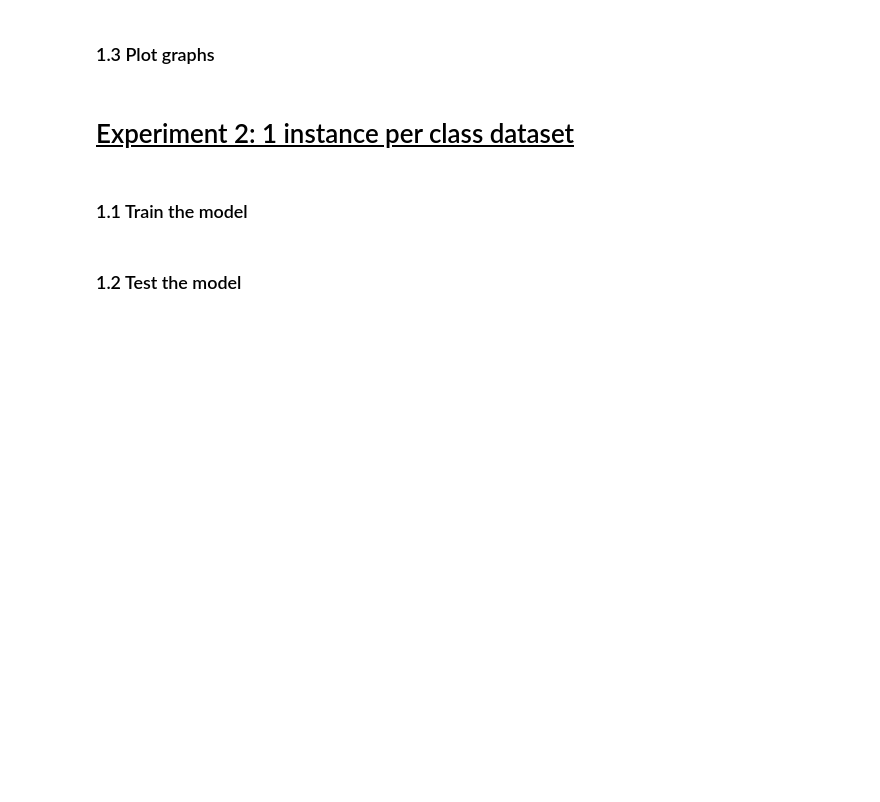
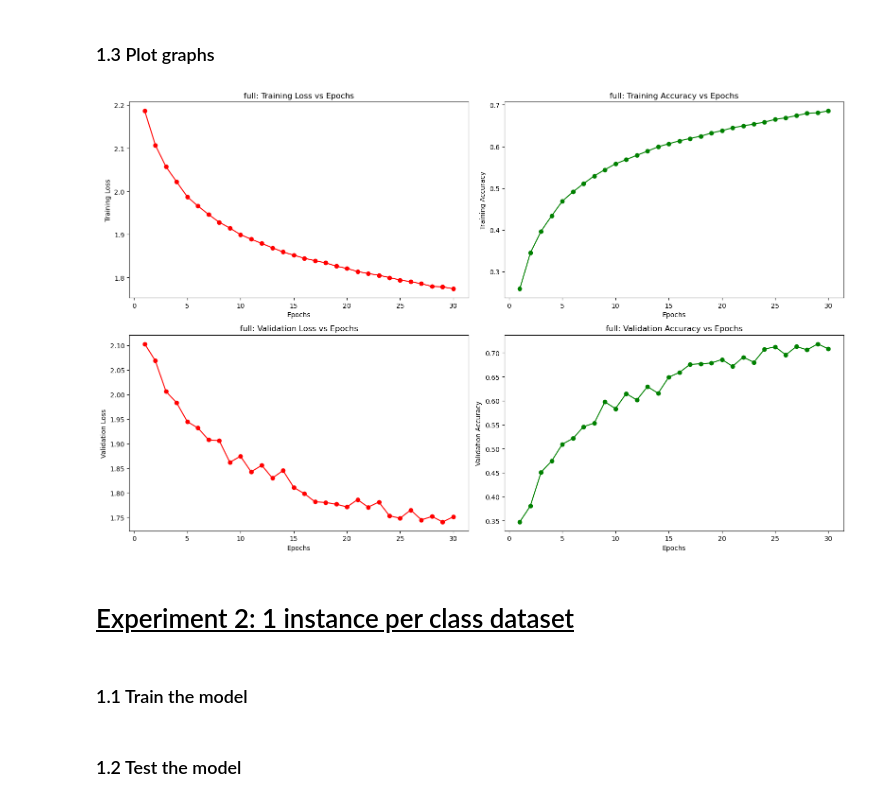
Before and after one commit to ParasharaRamesh/NUS-CS5242-Neural-Networks-and-Deep-Learning, a Jupyter notebook: Assignment 2 (Autoencoders & CNNs)/Question-5_CIFAR10/q5.ipynb, the cells around one changed output. Cells and saved outputs as stored; diff of their text form; code cells hidden in the pictures; blank space fills up the shorter version.

```diff
--- a/Assignment 2 (Autoencoders & CNNs)/Question-5_CIFAR10/q5.ipynb
+++ b/Assignment 2 (Autoencoders & CNNs)/Question-5_CIFAR10/q5.ipynb
@@ -51,5 +70,6 @@ Files already downloaded and verified
 # %% [markdown]
 ### 1.1 Train the model
 # %%
-full_experiment = "Full Data"
+full_experiment = "full"
 full_cifar_model = CIFARClassifier()
+full_cifar_model.to(device)
@@ -56,12 +94,12 @@ full_cifar_model = CIFARClassifier()
 # %%
-print("First try")
-epoch_numbers, training_losses, training_accuracy, validation_losses, validation_accuracy = train_model(
+# checkpoint = get_model_weight_path(full_experiment)
+full_epoch_numbers, full_training_losses, full_training_accuracy, full_validation_losses, full_validation_accuracy = train_model(
     full_cifar_model,
     train_data_loader,
     validation_data_loader,
-    2,
+    30,
     params,
     full_experiment,
-    epoch_saver_count=1,
+    epoch_saver_count=5,
     resume_checkpoint=None
 )
@@ -70,5 +140,9 @@ epoch_numbers, training_losses, training_accuracy, validation_losses, validation
 # %% [markdown]
 ### 1.3 Plot graphs
+# %%
+plot_model_training_stats(full_experiment, full_epoch_numbers, full_training_losses, full_validation_losses, full_training_accuracy, full_validation_accuracy)
+# %% [output]
+[figure, added]
 # %% [markdown]
 # <u>Experiment 2: 1 instance per class dataset</u>
 # %% [markdown]
```
Also changed, not shown: parts of 10 cells of this notebook, 7 other files.
